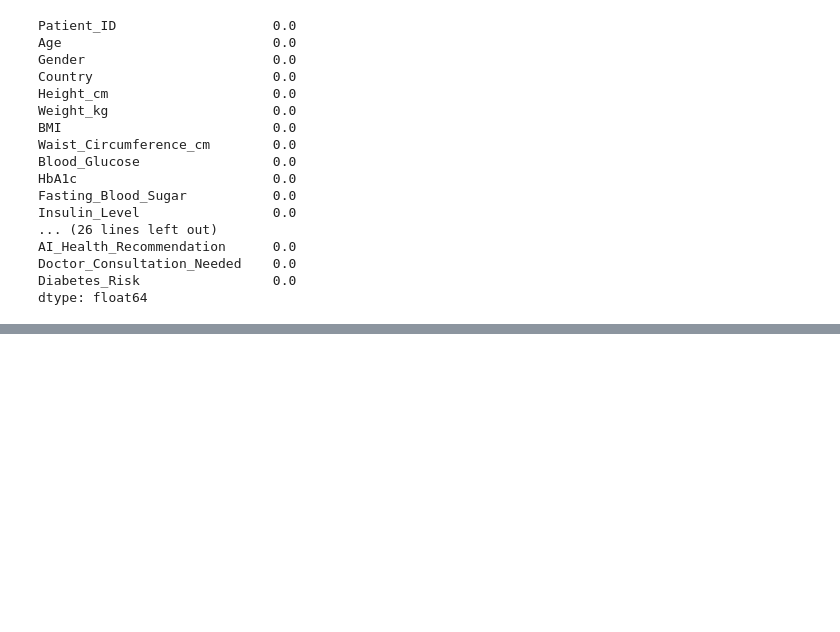
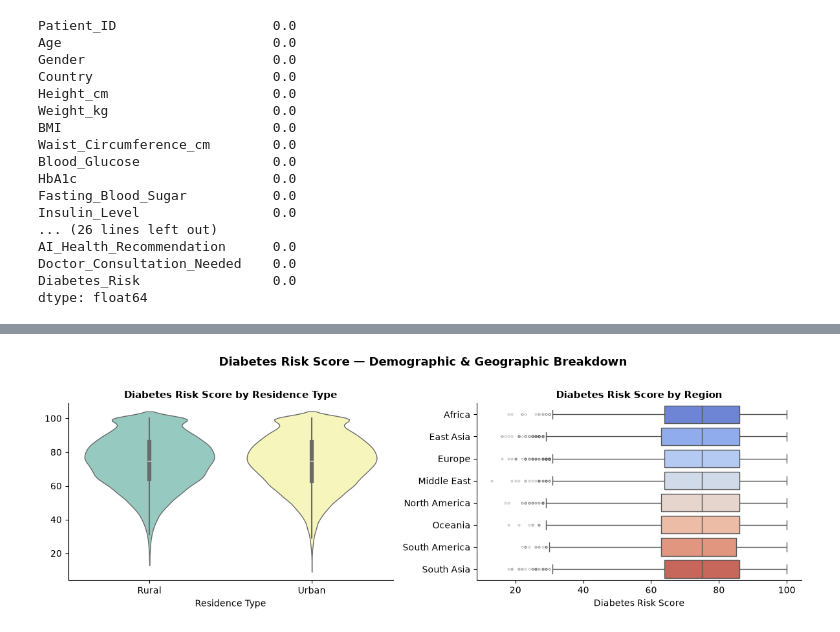
Before and after one commit to LeonardoTerra/Notebooks, a Jupyter notebook: ML Classifications/diabetes-risk-assessment.ipynb, the cells around one changed output, grey strips where cells are left out. Saved outputs shown, nothing was run; the diff lists cells and outputs as text; code cells hidden in the pictures; blank space fills up the shorter version.

```diff
--- a/ML Classifications/diabetes-risk-assessment.ipynb
+++ b/ML Classifications/diabetes-risk-assessment.ipynb
@@ -362,0 +316,26 @@ df_doctor_consultation
+# %%
+# Diabetes Risk Score by Residence Type and Region
+
+fig, axes = plt.subplots(1, 2, figsize=(12, 4))
+
+# Residence Type
+sns.violinplot(data=df_statistics, x='Residence_Type', y='Diabetes_Risk_Score', palette='Set3', inner='box', linewidth=1, ax=axes[0])
+axes[0].set_title('Diabetes Risk Score by Residence Type', fontsize=11, fontweight='bold')
+axes[0].set_xlabel('Residence Type')
+axes[0].set_ylabel('')
+
+# Region (sorted by median)
+region_order = (df_statistics.groupby('Region')['Diabetes_Risk_Score'].median().sort_values(ascending=False).index.tolist())
+sns.boxplot(data=df_statistics, y='Region', x='Diabetes_Risk_Score', order=region_order, palette='coolwarm',
+flierprops=dict(marker='o', markersize=2, alpha=0.3), ax=axes[1])
+
+axes[1].set_title('Diabetes Risk Score by Region', fontsize=11, fontweight='bold')
+axes[1].set_xlabel('Diabetes Risk Score')
+axes[1].set_ylabel('')
+
+plt.suptitle('Diabetes Risk Score — Demographic & Geographic Breakdown',fontsize=13, fontweight='bold', y=1.01)
+
+sns.despine(left=False, right=True, top=True, bottom=False)
+plt.tight_layout()
+# %% [output]
+[figure, added]
```
Also changed, not shown: parts of 26 cells of this notebook.
